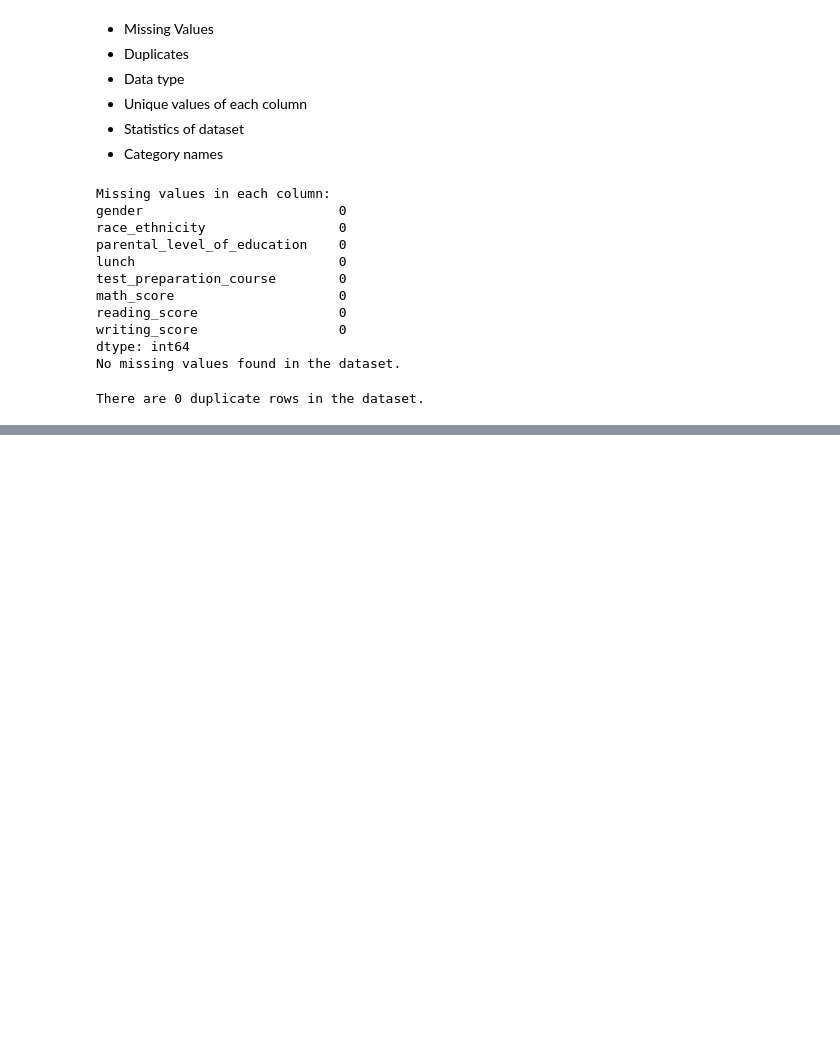
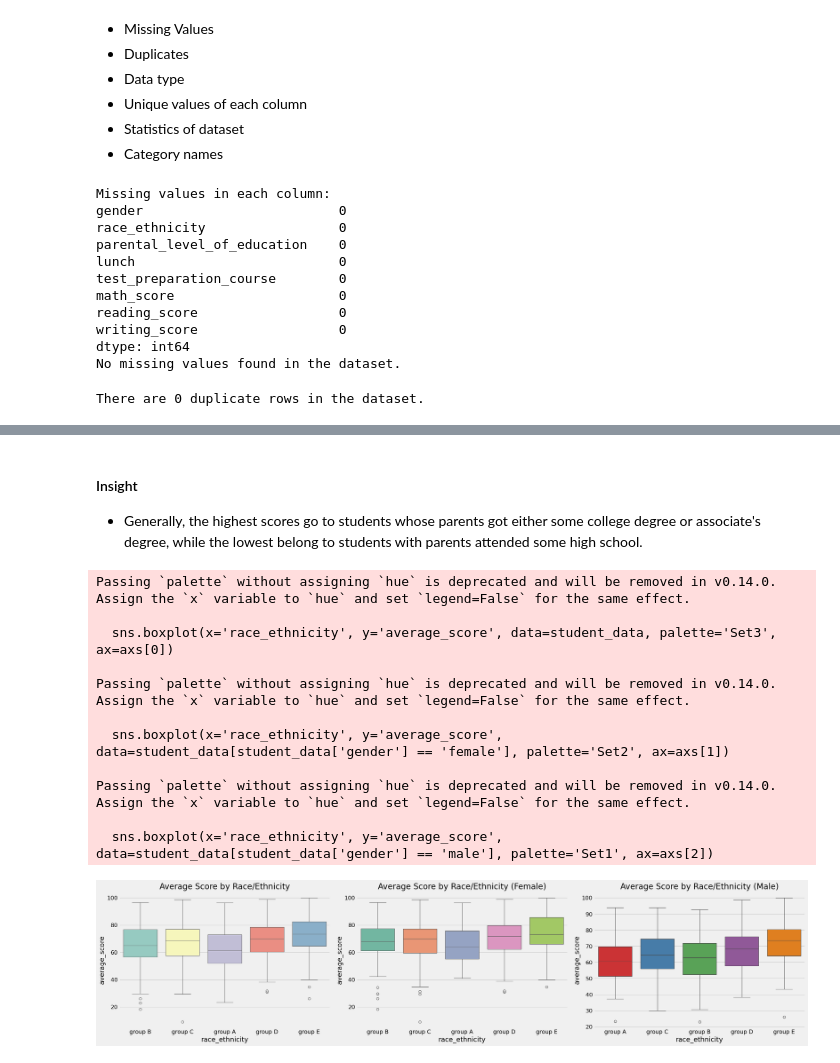
Before and after one commit to celinele5/Analytics-Portfolio, a Jupyter notebook: ML Projects/notebook/1. EDA STUDENT PERFORMANCE.ipynb, the cells around one changed output, grey strips where cells are left out. Cells and saved outputs as stored; diff of their text form; code cells hidden in the pictures; blank space fills up the shorter version.

```diff
--- a/ML Projects/notebook/1. EDA STUDENT PERFORMANCE.ipynb
+++ b/ML Projects/notebook/1. EDA STUDENT PERFORMANCE.ipynb
@@ -104,0 +256,29 @@ There are 0 duplicate rows in the dataset.
+# %% [markdown]
+#### Insight
+- Generally, the highest scores go to students whose parents got either some college degree or associate's degree, while the lowest belong to students with parents attended some high school.
+# %%
+fig, axs = plt.subplots(1, 3, figsize=(25, 6))
+sns.boxplot(x='race_ethnicity', y='average_score', data=student_data, palette='Set3', ax=axs[0])
+axs[0].set_title('Average Score by Race/Ethnicity')
+
+sns.boxplot(x='race_ethnicity', y='average_score', data=student_data[student_data['gender'] == 'female'], palette='Set2', ax=axs[1])
+axs[1].set_title('Average Score by Race/Ethnicity (Female)')
+
+sns.boxplot(x='race_ethnicity', y='average_score', data=student_data[student_data['gender'] == 'male'], palette='Set1', ax=axs[2])
+axs[2].set_title('Average Score by Race/Ethnicity (Male)')
+
+plt.tight_layout()
+plt.show()
+# %% [output]
+Passing `palette` without assigning `hue` is deprecated and will be removed in v0.14.0. Assign the `x` variable to `hue` and set `legend=False` for the same effect.
+
+  sns.boxplot(x='race_ethnicity', y='average_score', data=student_data, palette='Set3', ax=axs[0])
+
+Passing `palette` without assigning `hue` is deprecated and will be removed in v0.14.0. Assign the `x` variable to `hue` and set `legend=False` for the same effect.
+
+  sns.boxplot(x='race_ethnicity', y='average_score', data=student_data[student_data['gender'] == 'female'], palette='Set2', ax=axs[1])
+
+Passing `palette` without assigning `hue` is deprecated and will be removed in v0.14.0. Assign the `x` variable to `hue` and set `legend=False` for the same effect.
+
+  sns.boxplot(x='race_ethnicity', y='average_score', data=student_data[student_data['gender'] == 'male'], palette='Set1', ax=axs[2])
+[figure, added]
```
Also changed, not shown: parts of 47 cells of this notebook.
